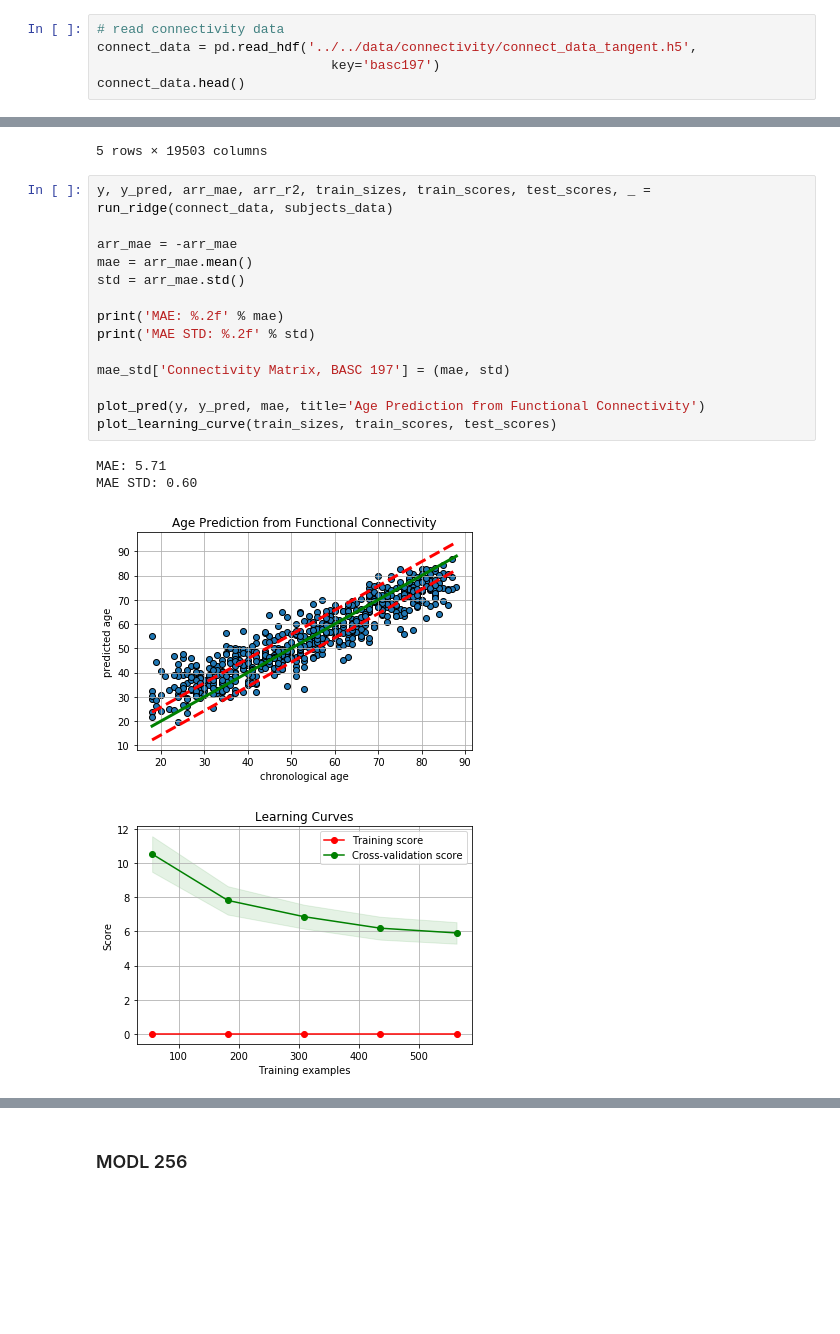
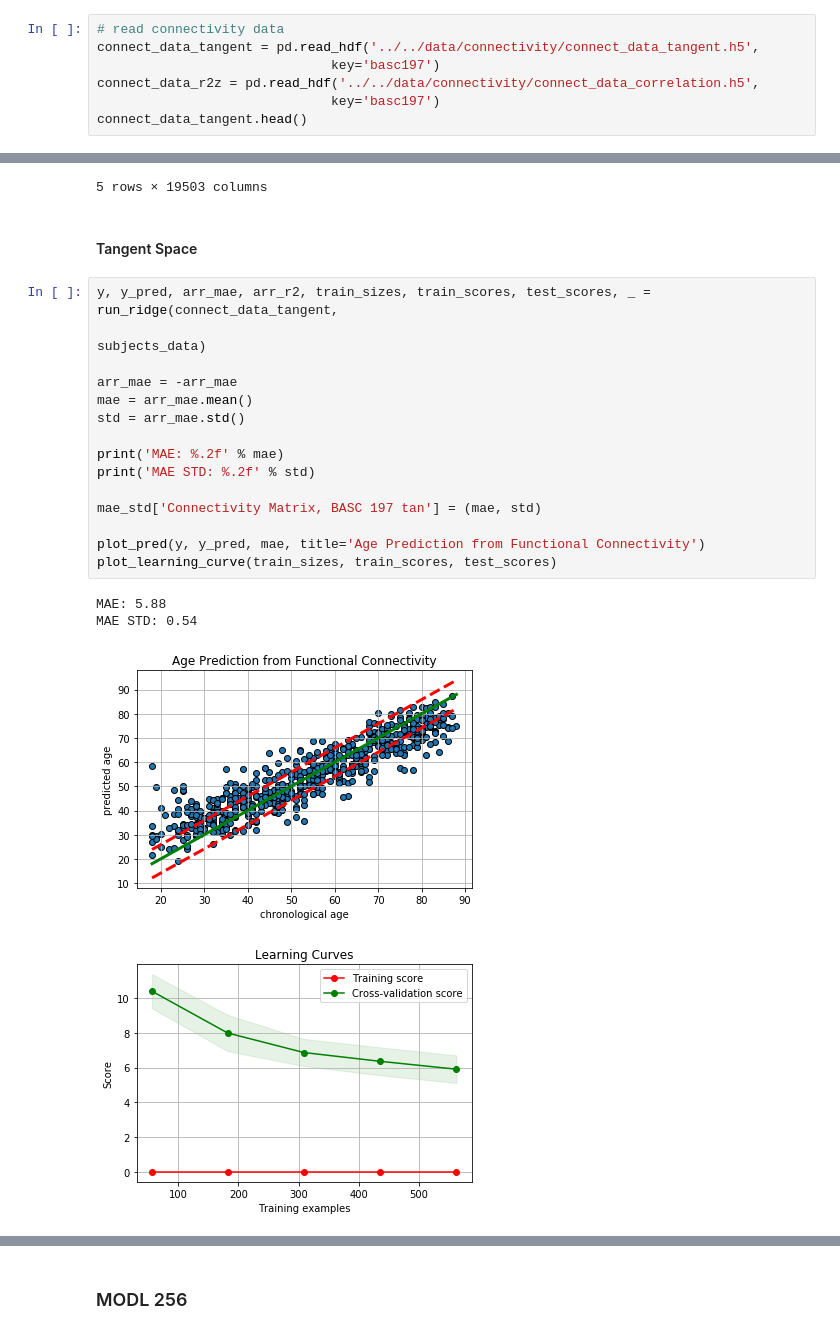
Before and after one commit to OlehKSS/camcan_analysis, a Jupyter notebook: notebook/mri/age_prediction.ipynb, the cells around one changed output, grey strips where cells are left out. Drawn from its saved outputs; the diff is of its cells as text; blank space fills up the shorter version.

```diff
--- a/notebook/mri/age_prediction.ipynb
+++ b/notebook/mri/age_prediction.ipynb
@@ -284,9 +283,11 @@ MAE STD: 0.45
 ### BASC 197
 # %%
 # read connectivity data
-connect_data = pd.read_hdf('../../data/connectivity/connect_data_tangent.h5',
+connect_data_tangent = pd.read_hdf('../../data/connectivity/connect_data_tangent.h5',
                               key='basc197')
-connect_data.head()
+connect_data_r2z = pd.read_hdf('../../data/connectivity/connect_data_correlation.h5',
+                              key='basc197')
+connect_data_tangent.head()
 # %% [output]
 |  | 0 | 1 | 2 | 3 | 4 | 5 | 6 | 7 | 8 | 9 | ... | ... |
 | CC110033 | 0.096697 | -0.140008 | 0.067199 | -0.013200 | 0.040234 | -0.163020 | -0.029214 | 0.156358 | 0.078821 | 0.087680 | ... | ... |
@@ -295,22 +296,25 @@ connect_data.head()
 | CC110069 | -0.442311 | -0.079525 | -0.141859 | 0.023382 | -0.061421 | -0.358688 | 0.069646 | -0.011345 | 0.072415 | 0.156324 | ... | ... |
 | CC110087 | -0.097007 | -0.133572 | 0.074754 | 0.099027 | -0.034863 | -0.310058 | 0.031366 | -0.022870 | 0.071330 | -0.108389 | ... | ... |
 5 rows × 19503 columns
+# %% [markdown]
+#### Tangent Space
 # %%
-y, y_pred, arr_mae, arr_r2, train_sizes, train_scores, test_scores, _ = run_ridge(connect_data, subjects_data)
+y, y_pred, arr_mae, arr_r2, train_sizes, train_scores, test_scores, _ = run_ridge(connect_data_tangent,
+                                                                                  subjects_data)
 
 arr_mae = -arr_mae
 mae = arr_mae.mean()
 std = arr_mae.std()
 
 print('MAE: %.2f' % mae)
 print('MAE STD: %.2f' % std)
 
-mae_std['Connectivity Matrix, BASC 197'] = (mae, std)
+mae_std['Connectivity Matrix, BASC 197 tan'] = (mae, std)
 
 plot_pred(y, y_pred, mae, title='Age Prediction from Functional Connectivity')
 plot_learning_curve(train_sizes, train_scores, test_scores)
 # %% [output]
-MAE: 5.71
-MAE STD: 0.60
+MAE: 5.88
+MAE STD: 0.54
-[figure, old version]
+[figure, new version]
-[figure, old version]
+[figure, new version]
```
Also changed, not shown: parts of 13 cells of this notebook.
